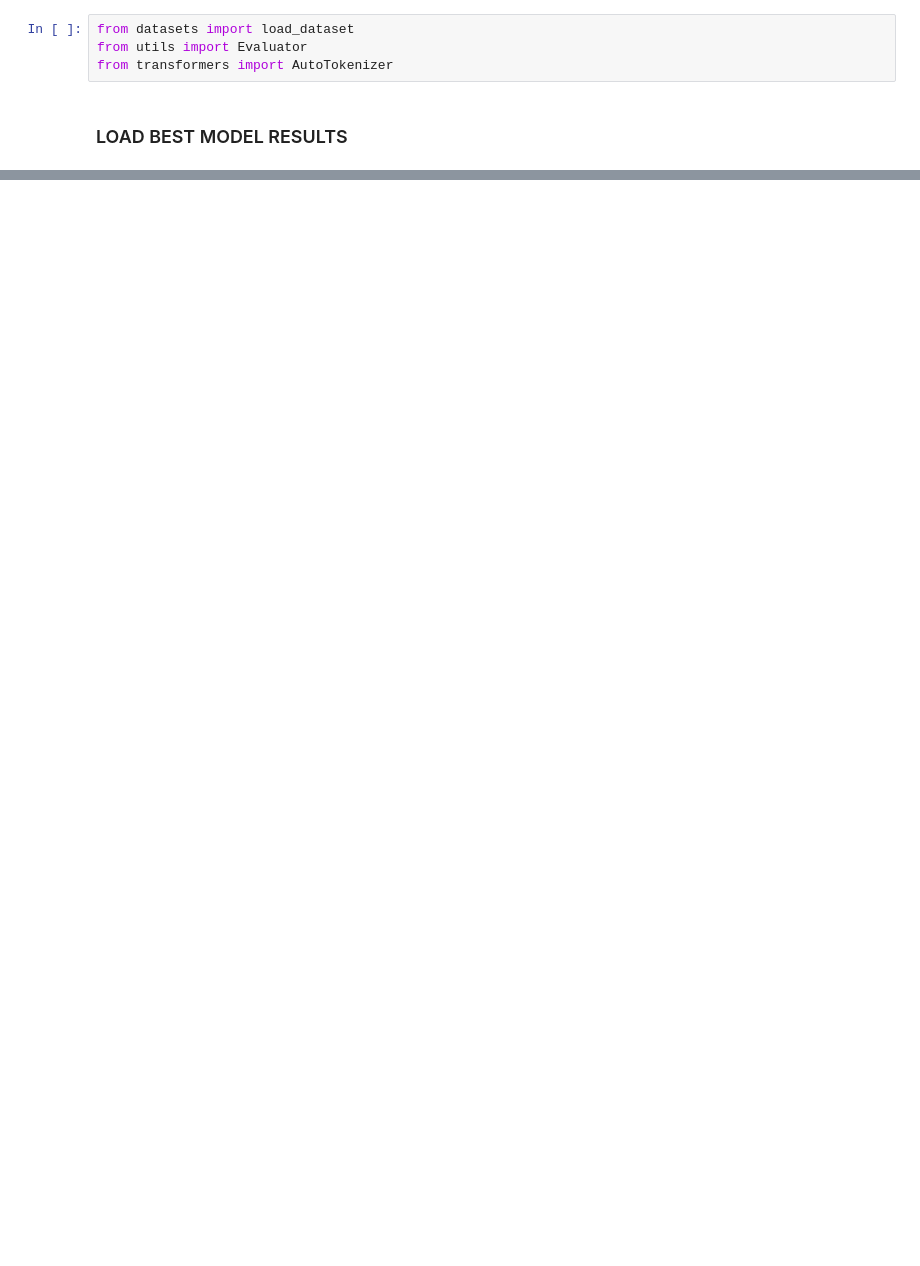
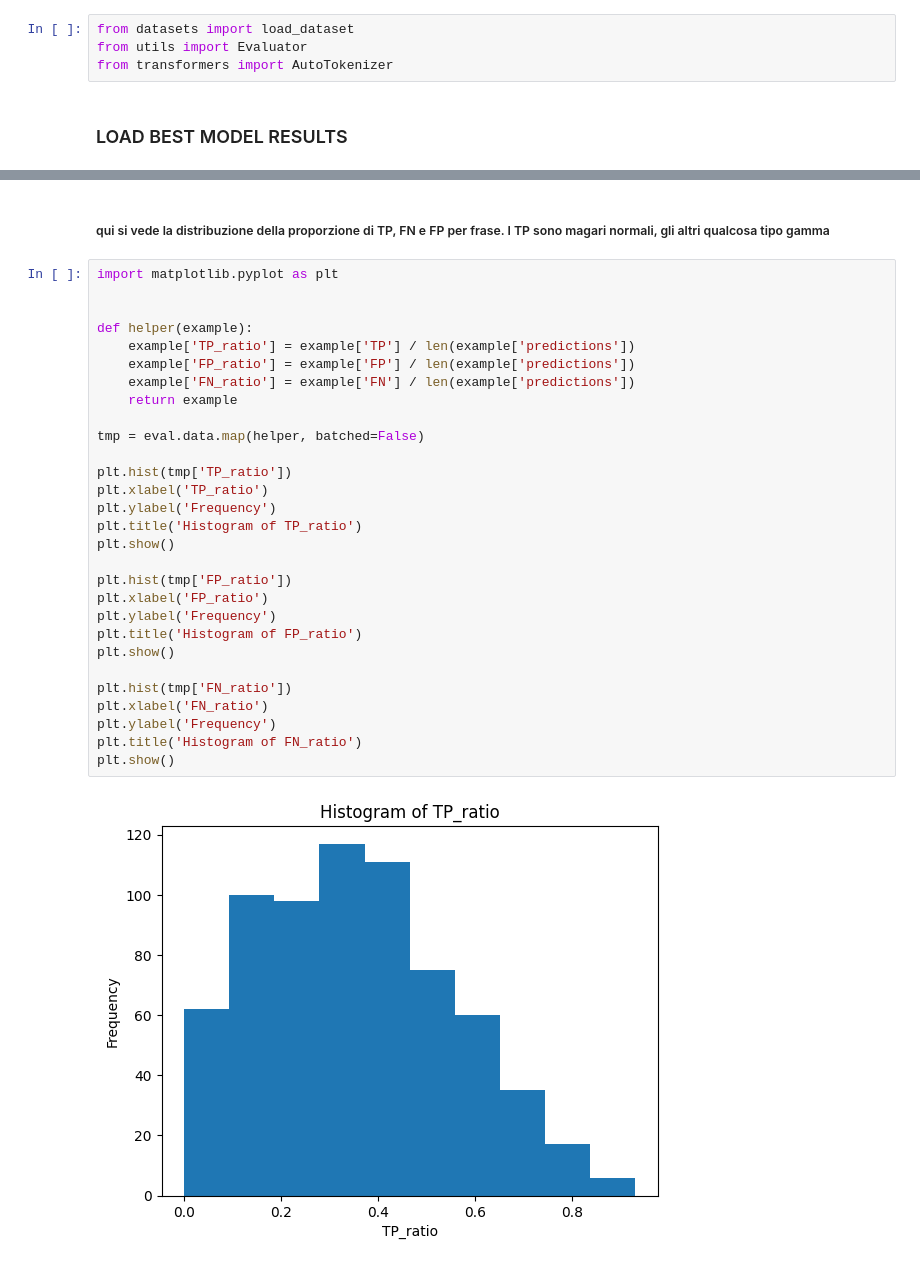
Before and after one commit to ferrazzipietro/LS-LLaMA-E3C, a Jupyter notebook: errors_analysis.ipynb, the cells around one changed output, grey strips where cells are left out. Saved outputs shown, nothing was run; the diff lists cells and outputs as text; blank space fills up the shorter version.

```diff
--- a/errors_analysis.ipynb
+++ b/errors_analysis.ipynb
@@ -156,0 +414,33 @@ print(eval.evaluation_table)
+# %% [markdown]
+##### qui si vede la distribuzione della proporzione di TP, FN e FP per frase. I TP sono magari normali, gli altri qualcosa tipo gamma
+# %%
+import matplotlib.pyplot as plt
+
+
+def helper(example):
+    example['TP_ratio'] = example['TP'] / len(example['predictions'])
+    example['FP_ratio'] = example['FP'] / len(example['predictions'])
+    example['FN_ratio'] = example['FN'] / len(example['predictions'])
+    return example
+
+tmp = eval.data.map(helper, batched=False)
+
+plt.hist(tmp['TP_ratio'])
+plt.xlabel('TP_ratio')
+plt.ylabel('Frequency')
+plt.title('Histogram of TP_ratio')
+plt.show()
+
+plt.hist(tmp['FP_ratio'])
+plt.xlabel('FP_ratio')
+plt.ylabel('Frequency')
+plt.title('Histogram of FP_ratio')
+plt.show()
+
+plt.hist(tmp['FN_ratio'])
+plt.xlabel('FN_ratio')
+plt.ylabel('Frequency')
+plt.title('Histogram of FN_ratio')
+plt.show()
+# %% [output]
+[figure, added]
```
Also changed, not shown: parts of 18 cells of this notebook, 2 other files.
